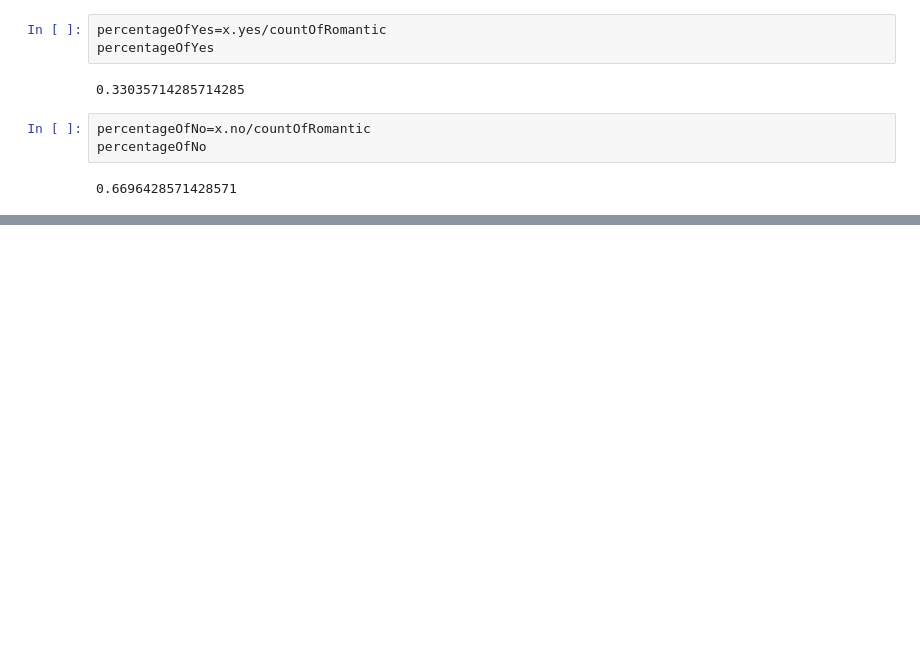
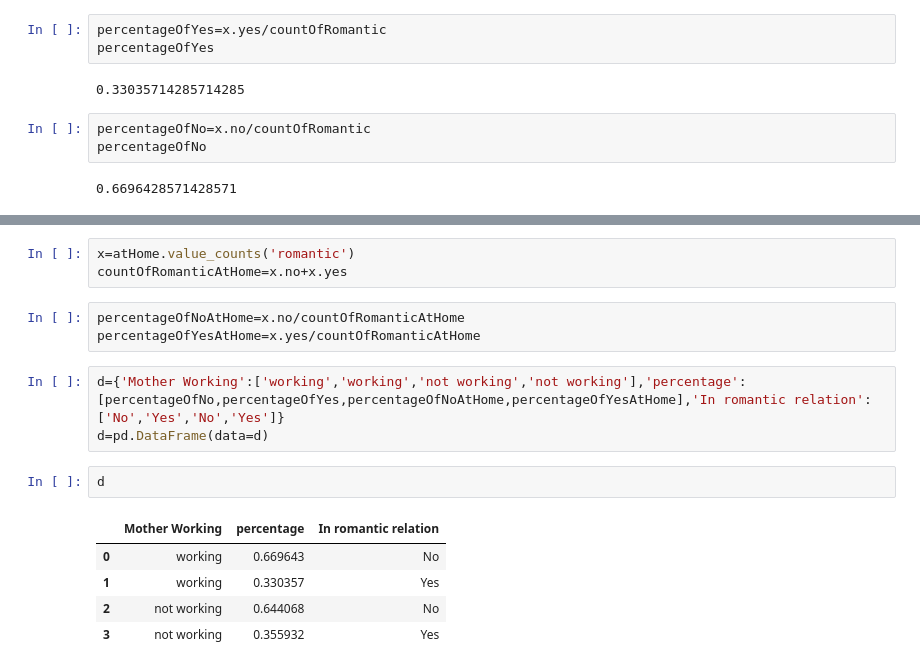
Before and after one commit to KonradKomor/Alcohol-Consumption-in-group-of-students, a Jupyter notebook: Alhocol consumption in group of math students.ipynb, the cells around one changed output, grey strips where cells are left out. Drawn from its saved outputs; the diff is of its cells as text; blank space fills up the shorter version.

```diff
--- a/Alhocol consumption in group of math students.ipynb
+++ b/Alhocol consumption in group of math students.ipynb
@@ -154,0 +126,17 @@ fig
+# %%
+x=atHome.value_counts('romantic')
+countOfRomanticAtHome=x.no+x.yes
+# %%
+percentageOfNoAtHome=x.no/countOfRomanticAtHome
+percentageOfYesAtHome=x.yes/countOfRomanticAtHome
+# %%
+d={'Mother Working':['working','working','not working','not working'],'percentage':[percentageOfNo,percentageOfYes,percentageOfNoAtHome,percentageOfYesAtHome],'In romantic relation':['No','Yes','No','Yes']}
+d=pd.DataFrame(data=d)
+# %%
+d
+# %% [output]
+|  | Mother Working | percentage | In romantic relation |
+| 0 | working | 0.669643 | No |
+| 1 | working | 0.330357 | Yes |
+| 2 | not working | 0.644068 | No |
+| 3 | not working | 0.355932 | Yes |
```
Also changed, not shown: parts of 7 cells of this notebook.
